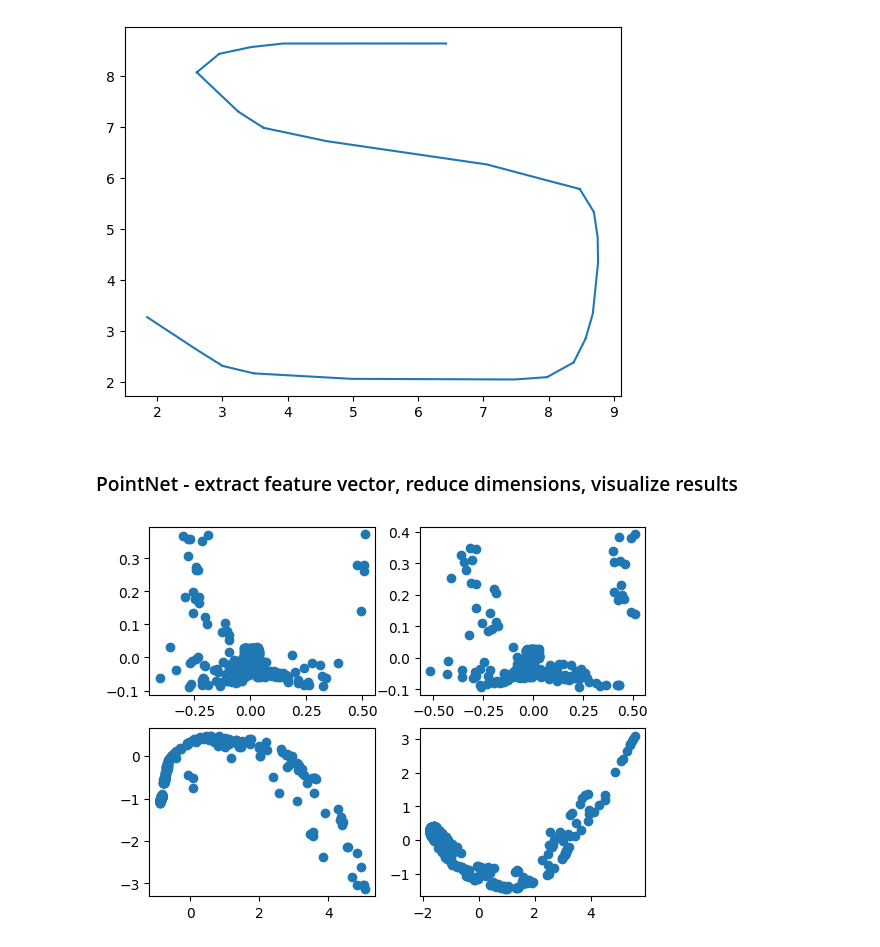
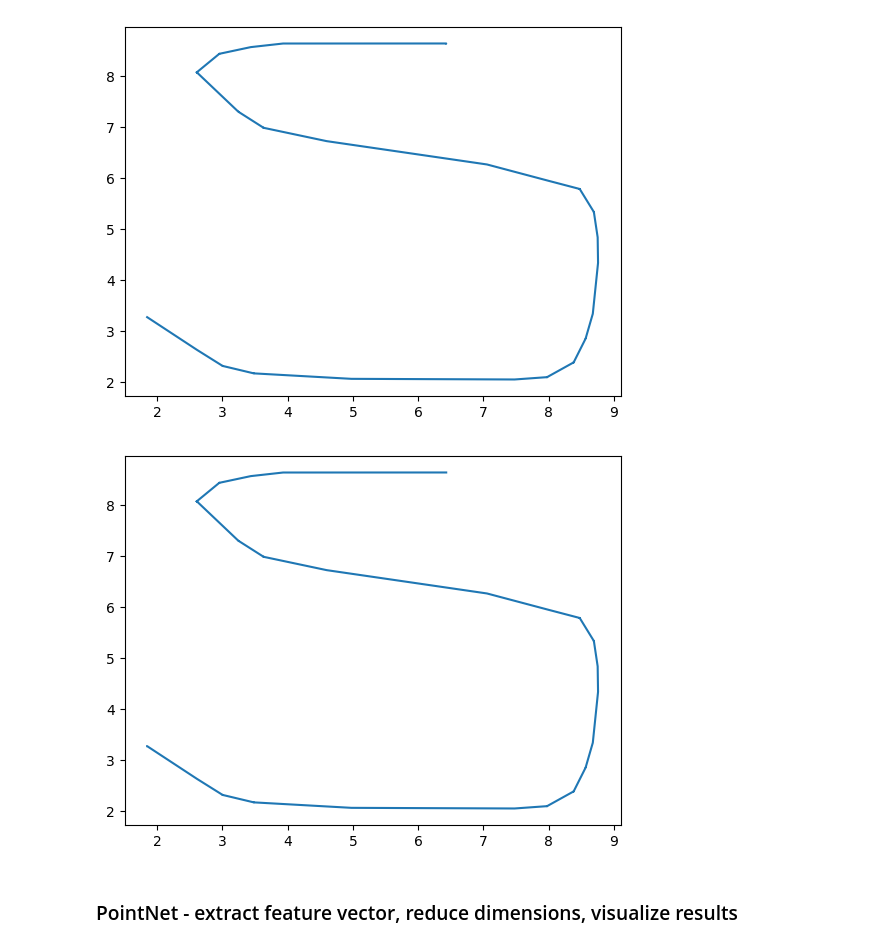
Before and after one commit to shaikh58/PointCloudPosePrediction, a Jupyter notebook: notebooks/run_pose_estimator.ipynb, the cells around one changed output. Cells and saved outputs as stored; diff of their text form; code cells hidden in the pictures.

```diff
--- a/notebooks/run_pose_estimator.ipynb
+++ b/notebooks/run_pose_estimator.ipynb
@@ -47,35 +55,30 @@ edenLoader = DataLoader(dataset, batch_size=64, shuffle=False, num_workers=1)
 # create a batch for dev/testing purposes
 batch = next(iter(edenLoader))
 # %%
-# visualize the trajectory of a sequence
-positions = torch.zeros((500, 3))
+# visualize the trajectory of the ground truth sequence
+positions = np.zeros((500, 3))
 for j in range(100):
-    positions[j] = dataset[j]['pose'][:3,3]
+    positions[j] = utils.utils.invert_pose(dataset[j]['pose'])[:3,3]
 
 plt.plot(positions[:100,0],positions[:100,1])
 plt.show()
 # %% [output]
 [figure]
+# %%
+# visualize the trajectory of the relative poses applied to initial pose
+positions = np.zeros((500, 3))
+init = utils.utils.invert_pose(dataset[0]['pose'])
+for j in range(100):
+    positions[j] = init[0:3,3]
+    init = (dataset[j]['rel_pose'].numpy()) @ init
+
+plt.plot(positions[:100,0],positions[:100,1])
+plt.show()
+# %% [output]
+[figure, added]
 # %% [markdown]
 ### PointNet - extract feature vector, reduce dimensions, visualize results
 # %%
 # nx128 feature vector from combined global and local features from segmentation branch
 batch_feat_vec128 = dpe.DeepPoseEstimator()(batch['pcd1'].permute(0,2,1), batch['pcd2'].permute(0,2,1))
 batch_feat_vec128 = batch_feat_vec128.permute(0,2,1)
-# %%
-# visualize 2-D (PCA) feature vectors across successive images
-
-# first plot the original input downsampled pointcloud
-plt.subplot(2,2,1)
-plt.scatter(batch[0][:,0],batch[0][:,1])
-plt.subplot(2,2,2)
-plt.scatter(batch[1][:,0],batch[1][:,1])
-
-# now visualize the low-dim data - ignore the orientation; only the relative structure matters
-plt.subplot(2,2,3)
-plt.scatter(batch_low_dim_feat_vec[0][:,0],batch_low_dim_feat_vec[0][:,1])
-plt.subplot(2,2,4)
-plt.scatter(batch_low_dim_feat_vec[1][:,0],batch_low_dim_feat_vec[1][:,1])
-plt.show()
-# %% [output]
-[figure, removed]
```
Also changed, not shown: parts of 4 cells of this notebook, 5 other files.
